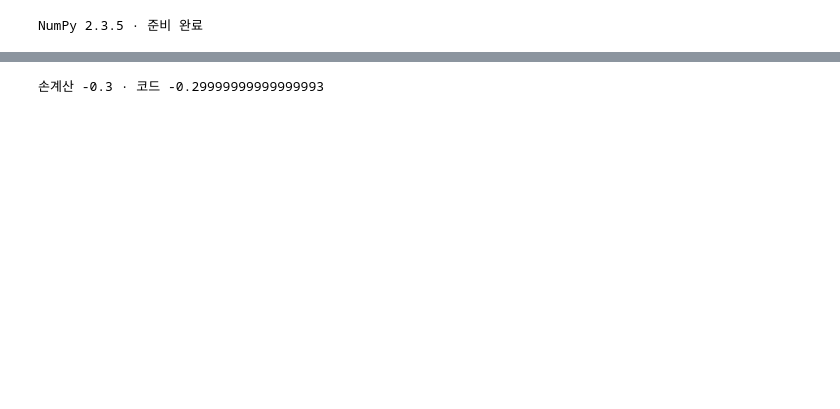
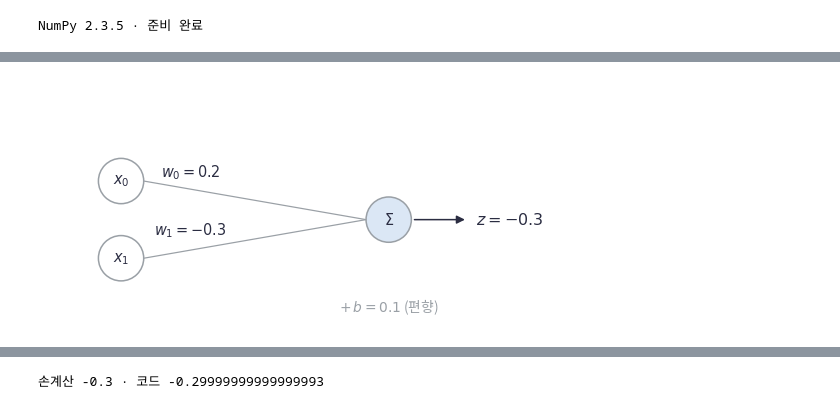
Before and after one commit to junyeopYim/deep-lr-with-numpy, a Jupyter notebook: notebooks/00_기초/00_math_to_numpy.ipynb, the cells around one changed output, grey strips where cells are left out. Drawn from its saved outputs; the diff is of its cells as text; code cells hidden in the pictures; blank space fills up the shorter version.

```diff
--- a/notebooks/00_기초/00_math_to_numpy.ipynb
+++ b/notebooks/00_기초/00_math_to_numpy.ipynb
@@ -53,0 +118,4 @@ $$z=1\times0.2+2\times(-0.3)+0.1=-0.3.$$
+# %%
+plot_neuron_diagram(["x_0", "x_1"], ["w_0=0.2", "w_1=-0.3"], "b=0.1", "z=-0.3")
+# %% [output]
+[figure, added]
```
Also changed, not shown: parts of 63 cells of this notebook, 33 other files.
